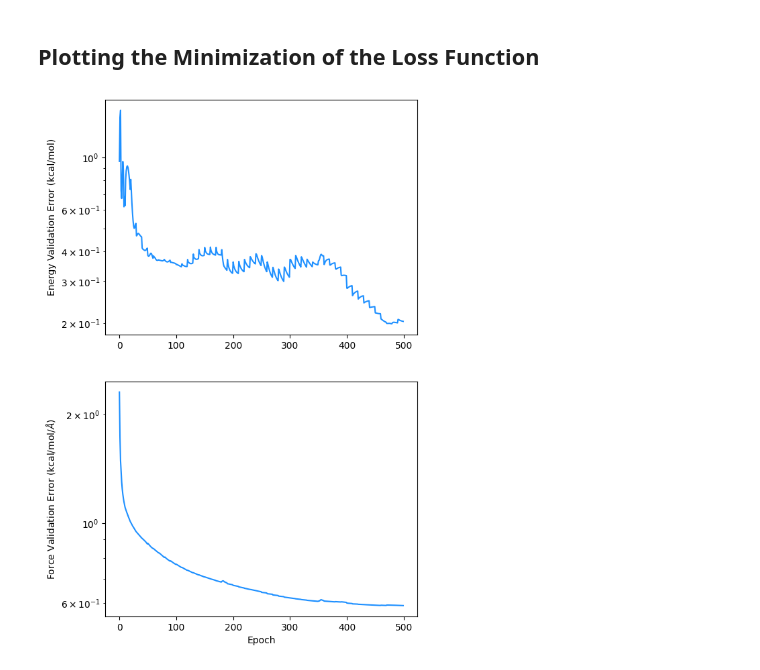
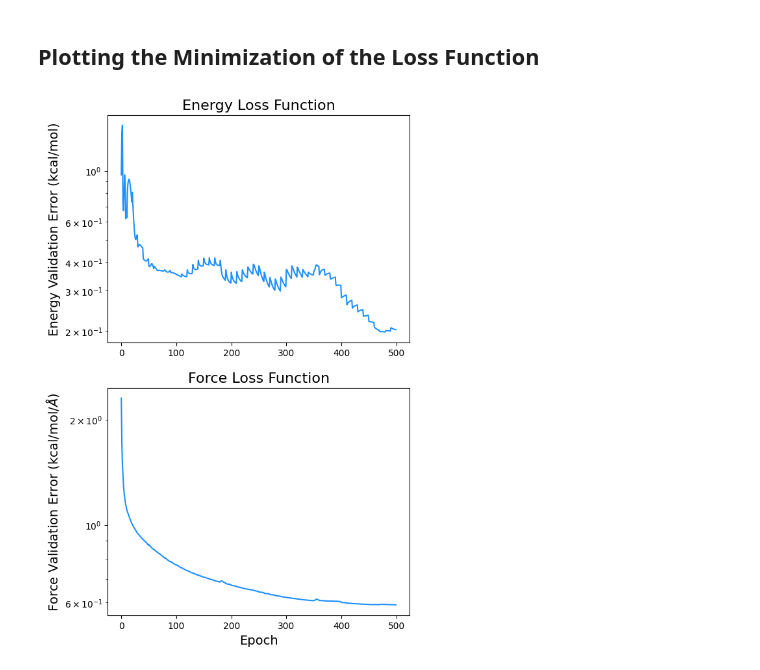
Before and after one commit to cc-ats/mlp_tutorial, a Jupyter notebook: Lesson3_BP.ipynb, the cells around one changed output. Drawn from its saved outputs; the diff is of its cells as text; code cells hidden in the pictures.

```diff
--- a/Lesson3_BP.ipynb
+++ b/Lesson3_BP.ipynb
@@ -540,19 +539,23 @@ fitting_net.fitting_net.3.bias   torch.Size([3, 1])
 # %%
 import pandas as pd
 
 data = pd.read_csv('logs_csv/lightning_logs/version_0/metrics.csv')
 fig, ax = plt.subplots(2, figsize=(6,10))
 x = data['epoch'][~data['l2_e_tst'].isnull()]
 y = data['l2_e_tst'][~data['l2_e_tst'].isnull()]
 y2 = data['l2_f_tst'][~data['l2_f_tst'].isnull()]
 ax[0].semilogy(x, y,color='dodgerblue')
-ax[0].set_ylabel('Energy Validation Error (kcal/mol)')
+ax[0].set_ylabel('Energy Validation Error (kcal/mol)', fontsize=14)
+ax[0].set_title('Energy Loss Function', fontsize=16)
 ax[1].semilogy(x, y2, label='Force Validation Error (kcal/mol',color='dodgerblue')
-ax[1].set_xlabel('Epoch')
-ax[1].set_ylabel(r'Force Validation Error (kcal/mol/$\AA$)')
+ax[1].set_xlabel('Epoch', fontsize=14)
+ax[1].set_ylabel(r'Force Validation Error (kcal/mol/$\AA$)', fontsize=14)
+ax[1].set_title('Force Loss Function', fontsize=16)
+plt.xticks(fontsize=12)
+plt.yticks(fontsize=12)
 fig.savefig('loss.png', dpi=300)
 # %% [output]
-[figure, old version]
+[figure, new version]
 # %%
 data = pd.read_csv('logs_csv/lightning_logs/version_0/metrics.csv')
 fig, ax = plt.subplots(figsize=(6,5))
```
Also changed, not shown: parts of 4 cells of this notebook.
